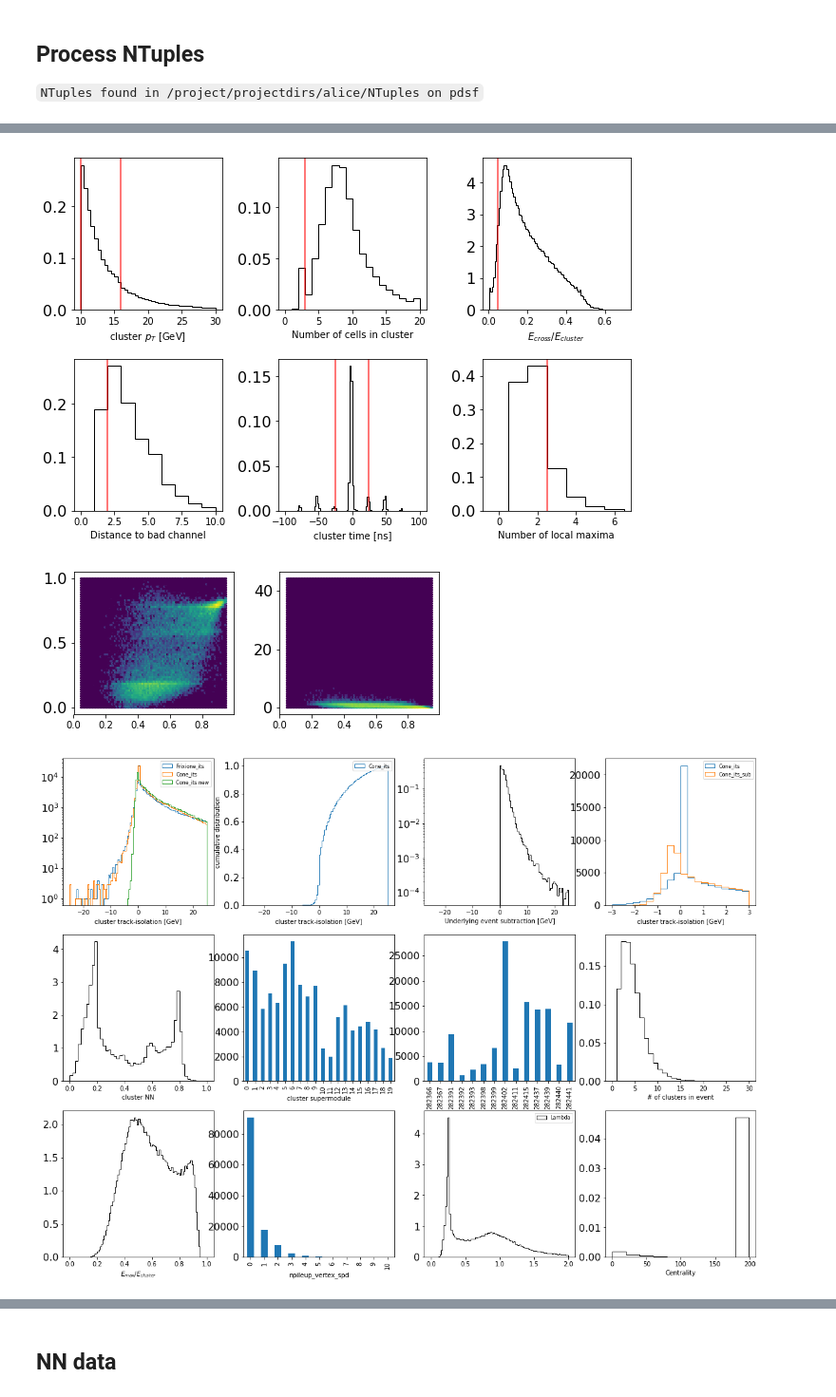
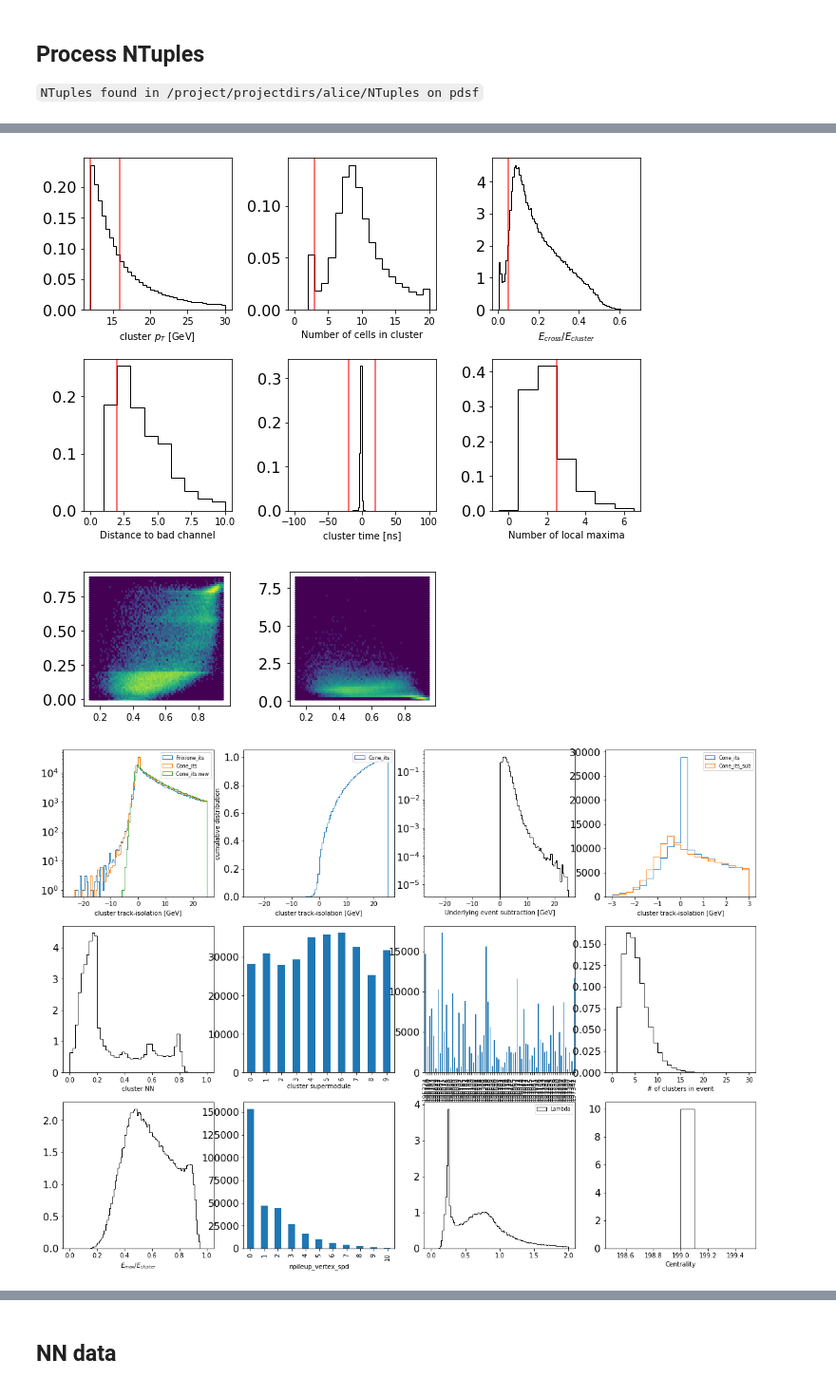
Before and after one commit to miguelignacio/CorrelationAnalysis, a Jupyter notebook: NtupleAnalysis/InputData/photon-purity.ipynb, the cells around one changed output, grey strips where cells are left out. Shown at 95% size. Cells and saved outputs as stored; diff of their text form; code cells hidden in the pictures.

```diff
--- a/NtupleAnalysis/InputData/photon-purity.ipynb
+++ b/NtupleAnalysis/InputData/photon-purity.ipynb
@@ -965,23 +996,17 @@ cluster_iso_its_04==0 94884  (67.38  %)
 # %%
-#dataname = '5 TeV pPb'
+dataname = '5 TeV p+Pb'
+isMC = False
+dataFiles = ['13def_4L_small.root']
+#dataFiles = ['13d_4L_small.root', '13e_4L_small.root', '13f_4L_small.root']
+
+#dataname = '5 TeV pp'
 #isMC = False
-#dataFiles = ['13e_4L_small.root']
-#dataFiles = ['13d4L_small.root']
-#dataFiles = ['13def_small.root']
+#dataFiles = ['17q_CENT_wSDD_small.root']
+#dataFiles = ['Skimmed_17q_wSDD.root']
 
-dataname = '5 TeV pp'
-isMC = False
-#dataFiles = ['17q_CENT_wSDD_small.root']
-dataFiles = ['17q_CENT_wSDD_4L_small.root']
-
-dataFullHists = getData(dataFiles)
-print 'All:',dataFullHists.shape[0]
-dataFullHists.dropna()
-print 'After droping rows with NA values:',dataFullHists.shape[0]
-
-dataHists = applyCuts(dataFullHists,dataFiles[0],isMC)
+dataHists = applyCuts( getData(dataFiles),dataFiles[0],isMC)
 plt.show()
 # %% [output]
-[figure, old version]
+[figure, new version]
-[figure, old version]
+[figure, new version]
-[figure, old version]
+[figure, new version]
```
Also changed, not shown: parts of 37 cells of this notebook.
